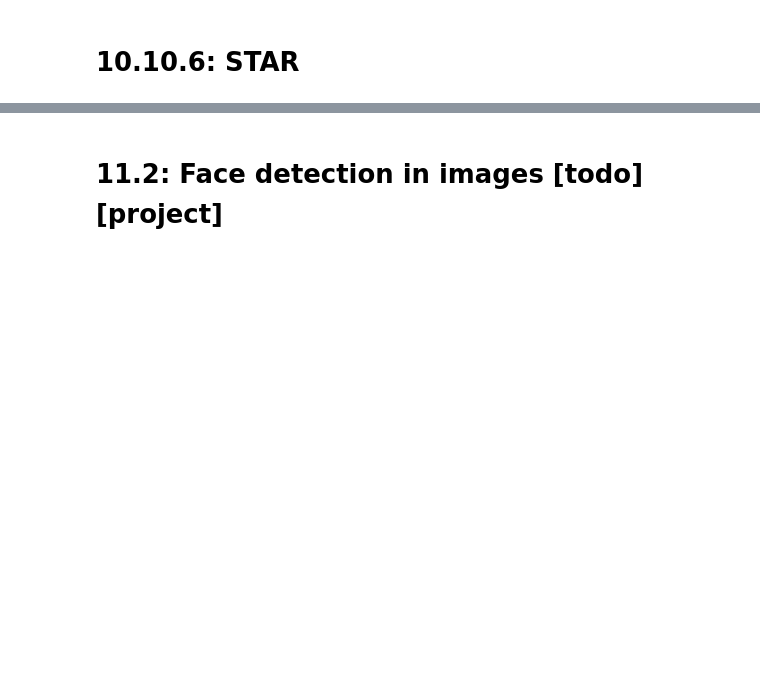
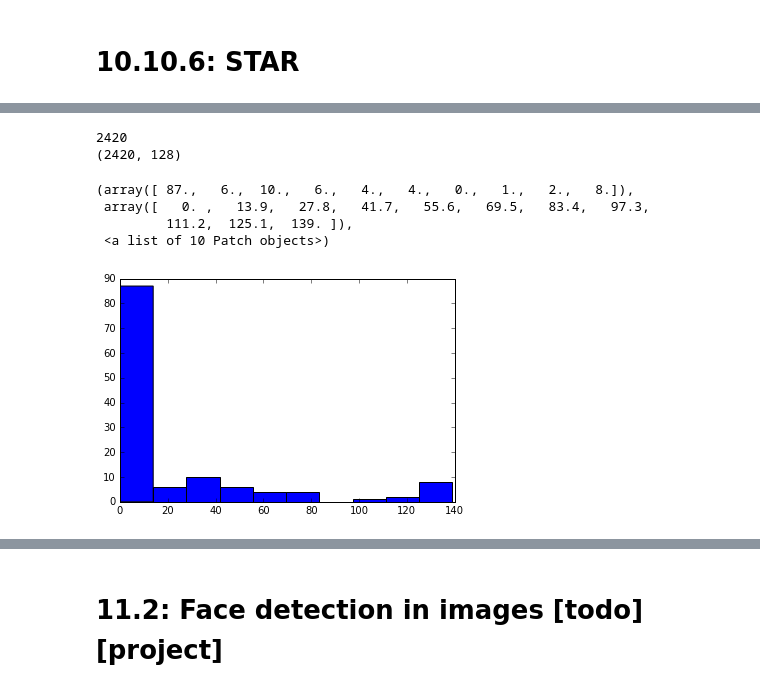
Before and after one commit to YaroslavSchubert/pyimagegurus, a Jupyter notebook: month_2.ipynb, the cells around one changed output, grey strips where cells are left out. Drawn from its saved outputs; the diff is of its cells as text; code cells hidden in the pictures; blank space fills up the shorter version.

```diff
--- a/month_2.ipynb
+++ b/month_2.ipynb
@@ -626,0 +847,23 @@ for kp in kps:
+# %%
+ima = 'data/grand_central_terminal.png'
+
+detector = cv2.FeatureDetector_create("SIFT")
+extractor = cv2.DescriptorExtractor_create("SIFT")
+
+image = cv2.imread(ima)
+gray = cv2.cvtColor(image, cv2.COLOR_BGR2GRAY)
+kps = detector.detect(gray)
+kps, descs = extractor.compute(gray, kps)
+
+print(len(kps))
+print(descs.shape)
+
+plt.hist(descs[1])
+# %% [output]
+2420
+(2420, 128)
+(array([ 87.,   6.,  10.,   6.,   4.,   4.,   0.,   1.,   2.,   8.]),
+ array([   0. ,   13.9,   27.8,   41.7,   55.6,   69.5,   83.4,   97.3,
+         111.2,  125.1,  139. ]),
+ <a list of 10 Patch objects>)
+[figure, added]
```
Also changed, not shown: parts of 18 cells of this notebook.
